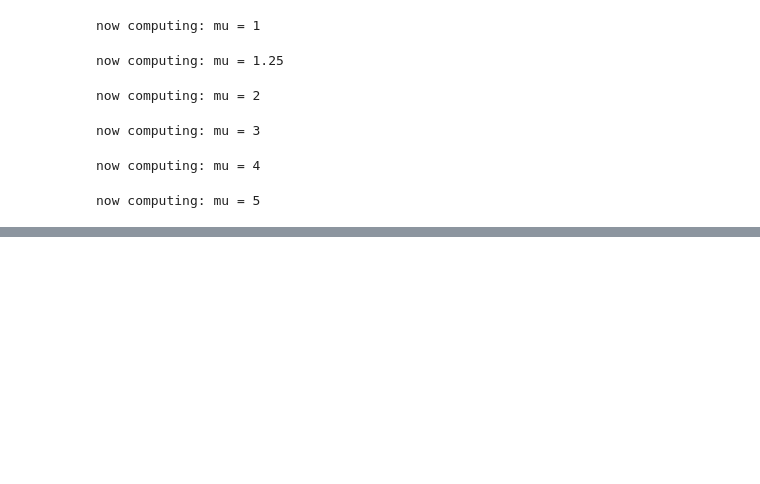
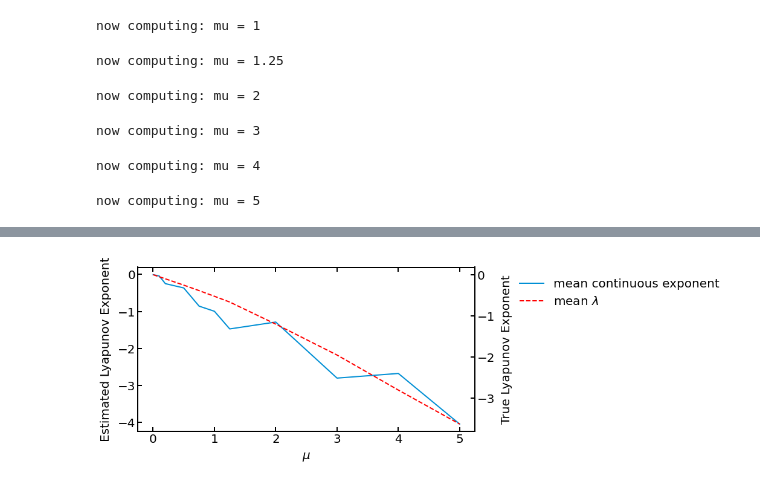
Before and after one commit to adamjeisen/ChaoticConsciousness, a Jupyter notebook: _sandbox/methods/DMD/2022-07-26 - Van der Pol with Grouped Hermite.ipynb, the cells around one changed output, grey strips where cells are left out. Cells and saved outputs as stored; diff of their text form; code cells hidden in the pictures; blank space fills up the shorter version.

```diff
--- a/_sandbox/methods/DMD/2022-07-26 - Van der Pol with Grouped Hermite.ipynb
+++ b/_sandbox/methods/DMD/2022-07-26 - Van der Pol with Grouped Hermite.ipynb
@@ -370,0 +447,20 @@ plt.show()
+# %%
+# plt.plot(mu_vals, np.zeros(len(mu_vals)), label=r'$\lambda_1$')
+# plt.plot(mu_vals, [lambda_2(mu_vals[i]) for i in range(len(mu_vals))], label=r'$\lambda_2$')
+# plt.plot(mu_vals, [(0 + lambda_2(mu_vals[i]))/2 for i in range(len(mu_vals))], label=r'mean $\lambda$')
+# plt.plot(mu_vals, np.array(mean_top_10), label='mean top 10%')
+# plt.plot(mu_vals, np.array(mean_bottom_10), label='mean bottom 10%')
+ln1 = plt.plot(mu_vals, np.array(mean_vals), label='mean continuous exponent')
+ax = plt.gca()
+ax.set_ylabel('Estimated Lyapunov Exponent')
+plt.xlabel(r'$\mu$')
+ax2 = ax.twinx()
+ln2 = ax2.plot(mu_vals, [(0 + lambda_2(mu_vals[i]))/2 for i in range(len(mu_vals))], c='red', linestyle='--', label=r'mean $\lambda$')
+lns = ln1 + ln2
+labs = [ln.get_label() for ln in lns]
+ax2.set_ylabel('True Lyapunov Exponent')
+plt.legend(lns, labs, loc='upper left', bbox_to_anchor=(1.1, 1))
+
+p = plt.show()
+# %% [output]
+[figure, added]
```
Also changed, not shown: parts of 27 cells of this notebook, 7 other files.
